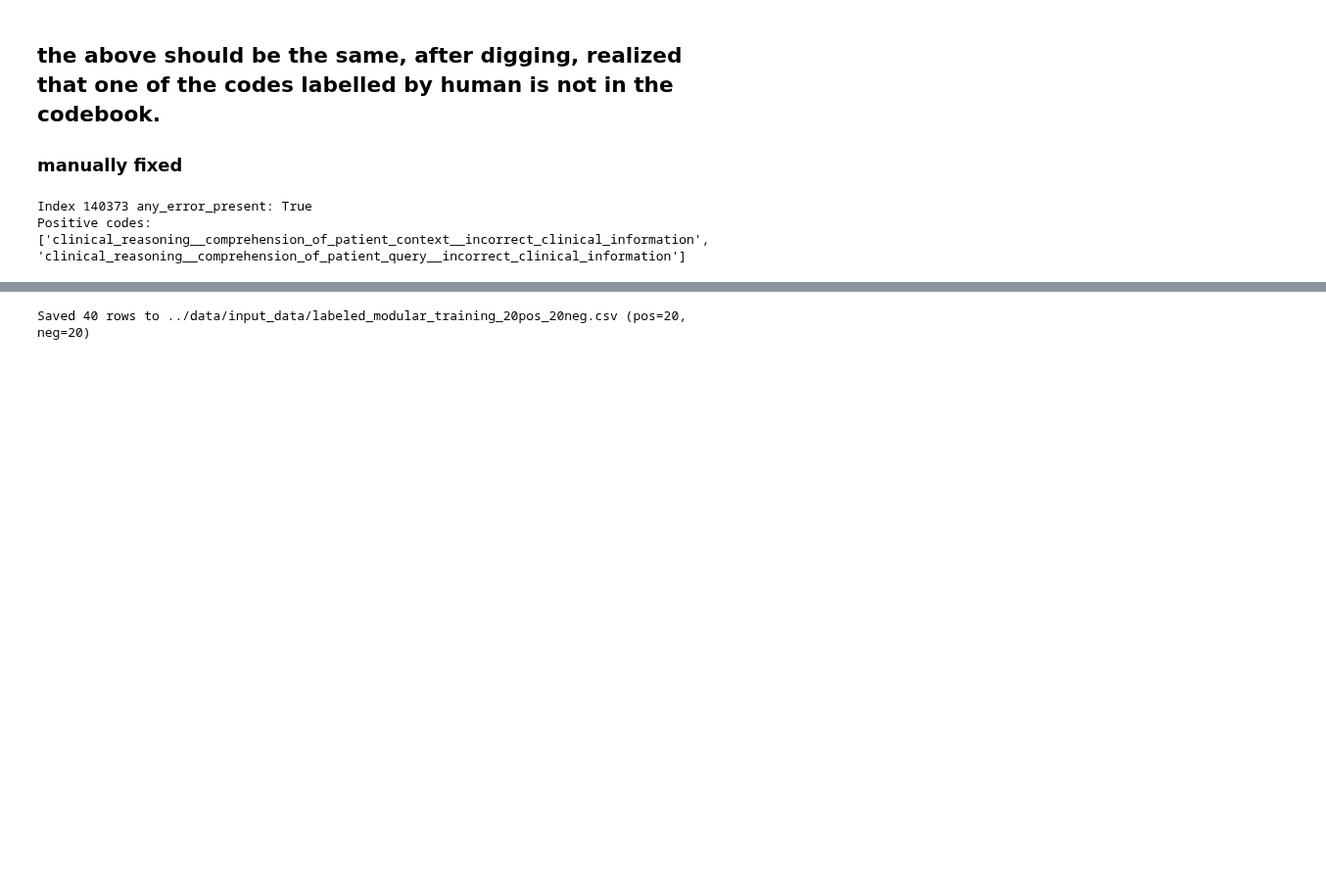
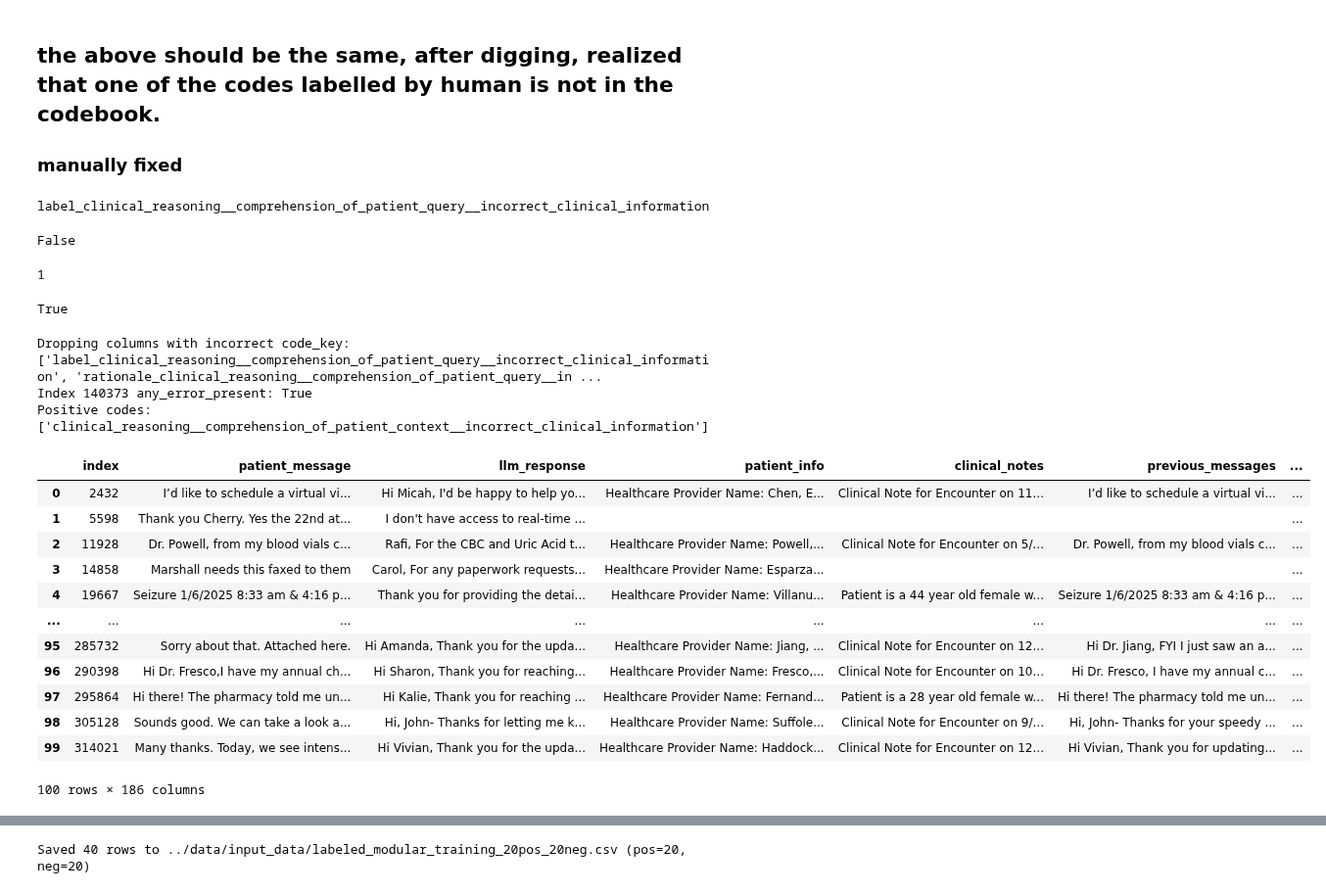
Before and after one commit to HealthRex/CDSS, a Jupyter notebook: scripts/antibiotic-susceptibility/Aim 4/AIM4/Embedding_Pilot_Exp/src/notebook/orginal_human_val_only.ipynb, the cells around one changed output, grey strips where cells are left out. Shown at 98% size. Saved outputs shown, nothing was run; the diff lists cells and outputs as text; code cells hidden in the pictures; blank space fills up the shorter version.

```diff
--- a/scripts/antibiotic-susceptibility/Aim 4/AIM4/Embedding_Pilot_Exp/src/notebook/orginal_human_val_only.ipynb
+++ b/scripts/antibiotic-susceptibility/Aim 4/AIM4/Embedding_Pilot_Exp/src/notebook/orginal_human_val_only.ipynb
@@ -241,6 +241,26 @@ len(valid_labels["Index"].unique())
 # %% [markdown]
 ## the above should be the same, after digging, realized that one of the codes labelled by human is not in the codebook.
 ### manually fixed
+# %%
+
+for i in train_df.columns:
+    if "label_" in i:
+        if all_code_keys.count(i.replace("label_", "")) == 0:
+            print(i)
+# %% [output]
+label_clinical_reasoning__comprehension_of_patient_query__incorrect_clinical_information
+# %%
+"clinical_reasoning__comprehension_of_patient_query__incorrect_clinical_information" in
+# %% [output]
+False
+# %%
+train_df["label_clinical_reasoning__comprehension_of_patient_query__incorrect_clinical_information"].sum()
+# %% [output]
+1
+# %%
+"clinical_reasoning__comprehension_of_patient_context__incorrect_clinical_information" in all_code_keys
+# %% [output]
+True
 # %%
 # --- Hard fix for index 140373 missing the ICC code_key mapping ---
 override_ck = "clinical_reasoning__comprehension_of_patient_context__incorrect_clinical_information"
@@ -258,6 +278,12 @@ train_df.loc[train_df["index"] == 140373, f"rationale_{override_ck}"] = (
 # optional excerpt if you have one:
 # train_df.loc[train_df["index"] == 140373, f"excerpt_{override_ck}"] = "<verbatim span>"
 
+# --- Drop columns containing the incorrect code_key (query instead of context) ---
+wrong_code_key = "clinical_reasoning__comprehension_of_patient_query__incorrect_clinical_information"
+cols_to_drop = [c for c in train_df.columns if wrong_code_key in c]
+print(f"Dropping columns with incorrect code_key: {cols_to_drop}")
+train_df = train_df.drop(columns=cols_to_drop)
+
 # Recompute any_error_present and positive_codes
 label_cols = [c for c in train_df.columns if c.startswith("label_")]
 train_df["any_error_present"] = train_df[label_cols].any(axis=1)
@@ -270,6 +296,23 @@ print("Index 140373 any_error_present:",
 print("Positive codes:",
       train_df.loc[train_df["index"] == 140373, "positive_codes"].item())
 # %% [output]
+Dropping columns with incorrect code_key: ['label_clinical_reasoning__comprehension_of_patient_query__incorrect_clinical_information', 'rationale_clinical_reasoning__comprehension_of_patient_query__in ...
 Index 140373 any_error_present: True
-Positive codes: ['clinical_reasoning__comprehension_of_patient_context__incorrect_clinical_information', 'clinical_reasoning__comprehension_of_patient_query__incorrect_clinical_information']
+Positive codes: ['clinical_reasoning__comprehension_of_patient_context__incorrect_clinical_information']
+# %%
+train_df
+# %% [output]
+|  | index | patient_message | llm_response | patient_info | clinical_notes | previous_messages | ... |
+| 0 | 2432 | I’d like to schedule a virtual vi... | Hi Micah, I'd be happy to help yo... | Healthcare Provider Name: Chen, E... | Clinical Note for Encounter on 11... | I’d like to schedule a virtual vi... | ... |
+| 1 | 5598 | Thank you Cherry. Yes the 22nd at... | I don't have access to real-time ... |  |  |  | ... |
+| 2 | 11928 | Dr. Powell, from my blood vials c... | Rafi, For the CBC and Uric Acid t... | Healthcare Provider Name: Powell,... | Clinical Note for Encounter on 5/... | Dr. Powell, from my blood vials c... | ... |
+| 3 | 14858 | Marshall needs this faxed to them | Carol, For any paperwork requests... | Healthcare Provider Name: Esparza... |  |  | ... |
+| 4 | 19667 | Seizure 1/6/2025 8:33 am & 4:16 p... | Thank you for providing the detai... | Healthcare Provider Name: Villanu... | Patient is a 44 year old female w... | Seizure 1/6/2025 8:33 am & 4:16 p... | ... |
+| ... | ... | ... | ... | ... | ... | ... | ... |
+| 95 | 285732 | Sorry about that. Attached here. | Hi Amanda, Thank you for the upda... | Healthcare Provider Name: Jiang, ... | Clinical Note for Encounter on 12... | Hi Dr. Jiang, FYI I just saw an a... | ... |
+| 96 | 290398 | Hi Dr. Fresco,I have my annual ch... | Hi Sharon, Thank you for reaching... | Healthcare Provider Name: Fresco,... | Clinical Note for Encounter on 10... | Hi Dr. Fresco, I have my annual c... | ... |
+| 97 | 295864 | Hi there! The pharmacy told me un... | Hi Kalie, Thank you for reaching ... | Healthcare Provider Name: Fernand... | Patient is a 28 year old female w... | Hi there! The pharmacy told me un... | ... |
+| 98 | 305128 | Sounds good. We can take a look a... | Hi, John- Thanks for letting me k... | Healthcare Provider Name: Suffole... | Clinical Note for Encounter on 9/... | Hi, John- Thanks for your speedy ... | ... |
+| 99 | 314021 | Many thanks. Today, we see intens... | Hi Vivian, Thank you for the upda... | Healthcare Provider Name: Haddock... | Clinical Note for Encounter on 12... | Hi Vivian, Thank you for updating... | ... |
+100 rows × 186 columns
 # %%
```
Also changed, not shown: parts of 3 cells of this notebook, 1 other file.
